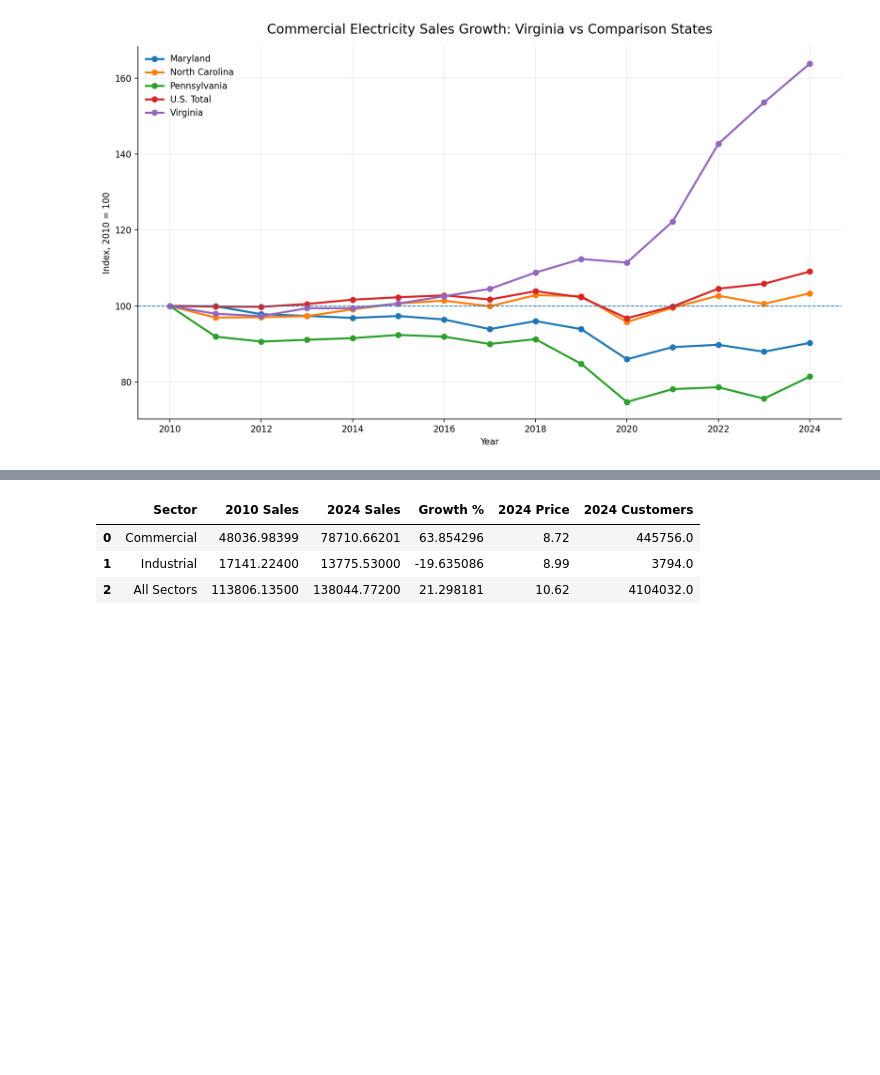
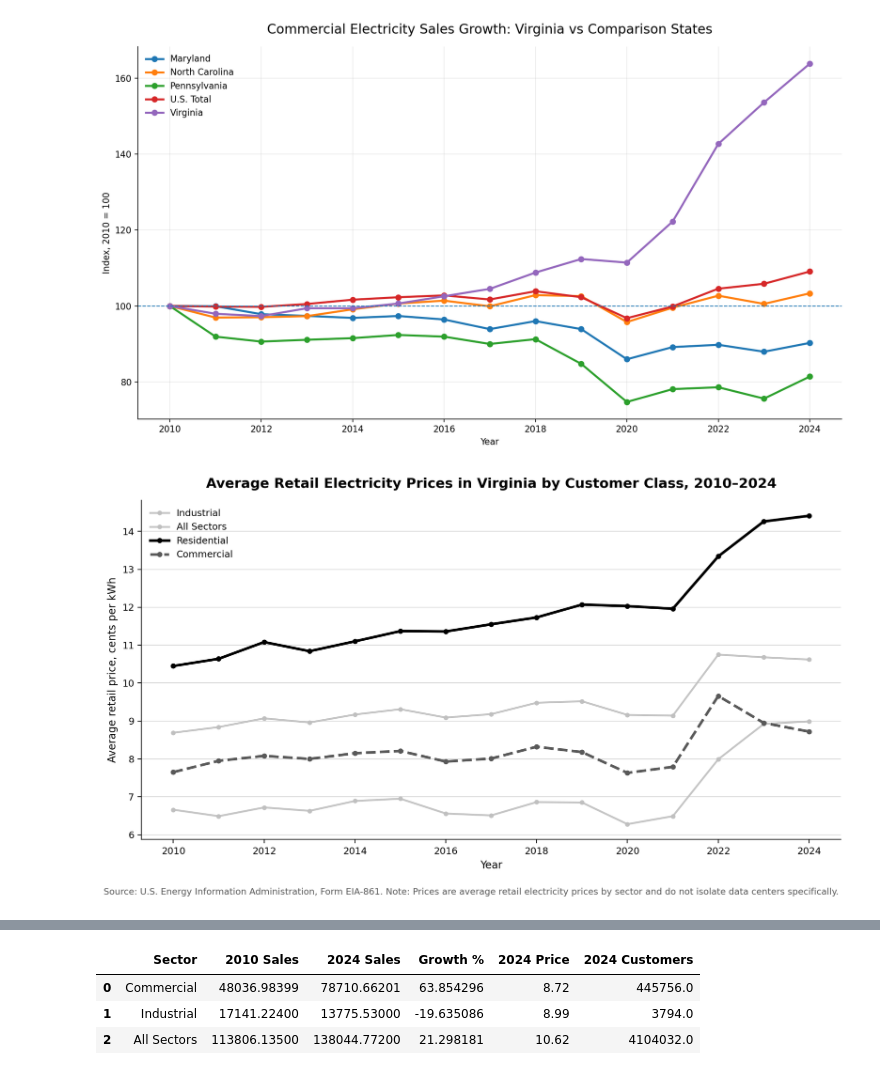
Before and after one commit to alex05sim/Virginia-Energy, a Jupyter notebook: Power Graphs.ipynb, the cells around one changed output, grey strips where cells are left out. Saved outputs shown, nothing was run; the diff lists cells and outputs as text; code cells hidden in the pictures; blank space fills up the shorter version.

```diff
--- a/Power Graphs.ipynb
+++ b/Power Graphs.ipynb
@@ -177,0 +337,78 @@ plt.show()
+# %%
+# Filter to Virginia
+va = retail[retail["stateid"] == "VA"].copy()
+
+fig, ax = plt.subplots(figsize=(10, 5.5), dpi=200)
+fig.patch.set_facecolor("white")
+ax.set_facecolor("white")
+
+# Plot muted comparison lines first
+for sector in ["industrial", "all sectors"]:
+    group = va[va["sectorName"] == sector].sort_values("period")
+    ax.plot(
+        group["period"],
+        group["price"],
+        marker="o",
+        markersize=3.5,
+        linewidth=1.8,
+        color="0.75",
+        alpha=0.9,
+        label=sector.title()
+    )
+
+# Highlight residential
+res = va[va["sectorName"] == "residential"].sort_values("period")
+ax.plot(
+    res["period"],
+    res["price"],
+    marker="o",
+    markersize=4,
+    linewidth=2.5,
+    color="black",
+    label="Residential"
+)
+
+# Highlight commercial
+com = va[va["sectorName"] == "commercial"].sort_values("period")
+ax.plot(
+    com["period"],
+    com["price"],
+    marker="o",
+    markersize=4,
+    linewidth=2.5,
+    linestyle="--",
+    color="0.35",
+    label="Commercial"
+)
+
+ax.set_title(
+    "Average Retail Electricity Prices in Virginia by Customer Class, 2010–2024",
+    fontsize=13,
+    fontweight="bold",
+    pad=12
+)
+ax.set_xlabel("Year", fontsize=10)
+ax.set_ylabel("Average retail price, cents per kWh", fontsize=10)
+
+ax.tick_params(axis="both", labelsize=9)
+ax.grid(axis="y", color="0.86", linewidth=0.8)
+ax.grid(axis="x", visible=False)
+ax.spines["top"].set_visible(False)
+ax.spines["right"].set_visible(False)
+
+ax.legend(frameon=False, fontsize=9, loc="upper left")
+
+fig.text(
+    0.01,
+    -0.03,
+    "Source: U.S. Energy Information Administration, Form EIA-861. "
+    "Note: Prices are average retail electricity prices by sector and do not isolate data centers specifically.",
+    ha="left",
+    fontsize=8.5,
+    color="0.35"
+)
+
+plt.tight_layout()
+plt.show()
+# %% [output]
+[figure, added]
```
Also changed, not shown: parts of 13 cells of this notebook.
